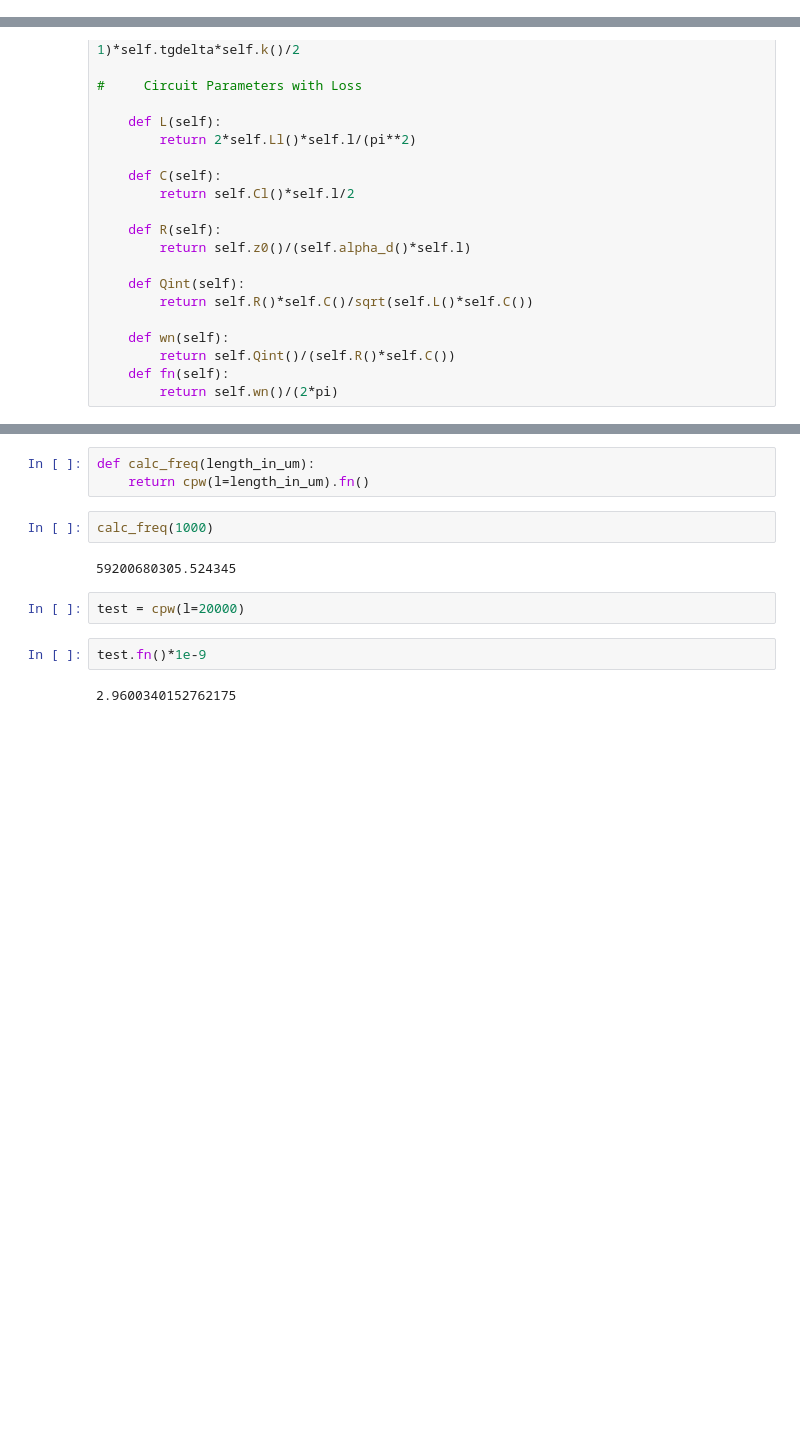
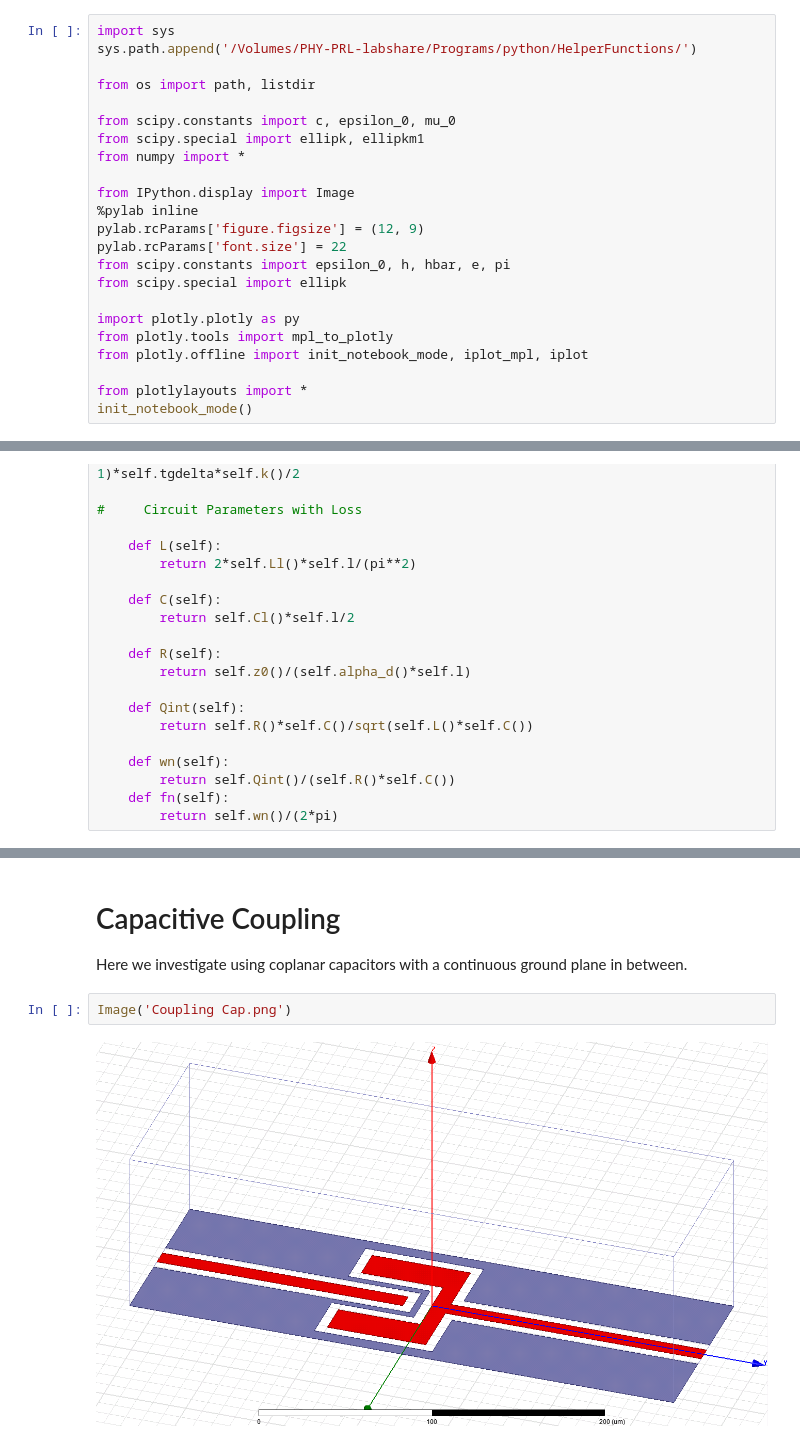
Before and after one commit to Plourde-Research-Lab/Chip-Design, a Jupyter notebook: Design Calculators/Resonator Calculator.ipynb, the cells around one changed output, grey strips where cells are left out. Saved outputs shown, nothing was run; the diff lists cells and outputs as text; blank space fills up the shorter version.

Commit message:
Work on T-mon Design and Resonator Capacitance
Some more analysis of T-mon coupling, and some Q3D results in resonator calculator

```diff
--- a/Design Calculators/Resonator Calculator.ipynb
+++ b/Design Calculators/Resonator Calculator.ipynb
@@ -4,0 +1,23 @@ from numpy import *
+# %%
+import sys
+sys.path.append('/Volumes/PHY-PRL-labshare/Programs/python/HelperFunctions/')
+
+from os import path, listdir
+
+from scipy.constants import c, epsilon_0, mu_0
+from scipy.special import ellipk, ellipkm1
+from numpy import *
+
+from IPython.display import Image
+%pylab inline
+pylab.rcParams['figure.figsize'] = (12, 9)
+pylab.rcParams['font.size'] = 22
+from scipy.constants import epsilon_0, h, hbar, e, pi
+from scipy.special import ellipk
+
+import plotly.plotly as py
+from plotly.tools import mpl_to_plotly
+from plotly.offline import init_notebook_mode, iplot_mpl, iplot
+
+from plotlylayouts import *
+init_notebook_mode()
@@ -114,13 +140,8 @@ test.wn()
-# %%
-def calc_freq(length_in_um):
-    return cpw(l=length_in_um).fn()
-# %%
-calc_freq(1000)
-# %% [output]
-59200680305.524345
-# %%
-test = cpw(l=20000)
-# %%
-test.fn()*1e-9
-# %% [output]
-2.9600340152762175
+# %% [markdown]
+# Capacitive Coupling
+
+Here we investigate using coplanar capacitors with a continuous ground plane in between.
+# %%
+Image('Coupling Cap.png')
+# %% [output]
+[figure, added]
```
Also changed, not shown: parts of 10 cells of this notebook, 3 other files.
